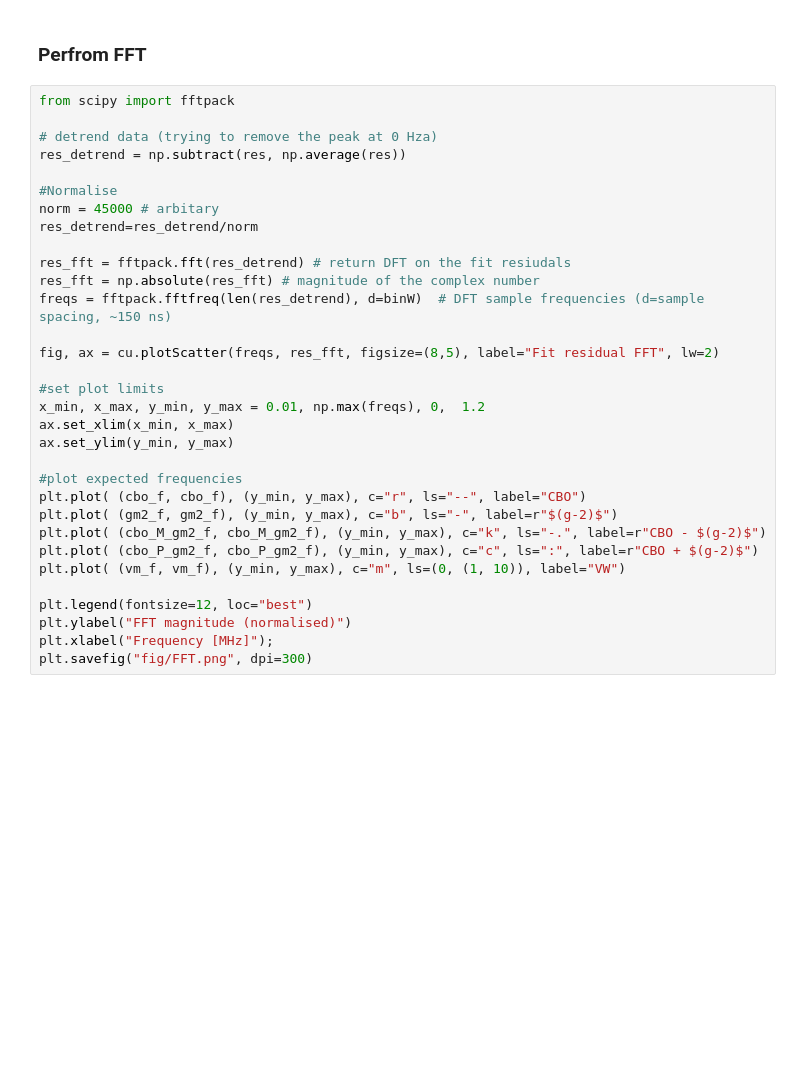
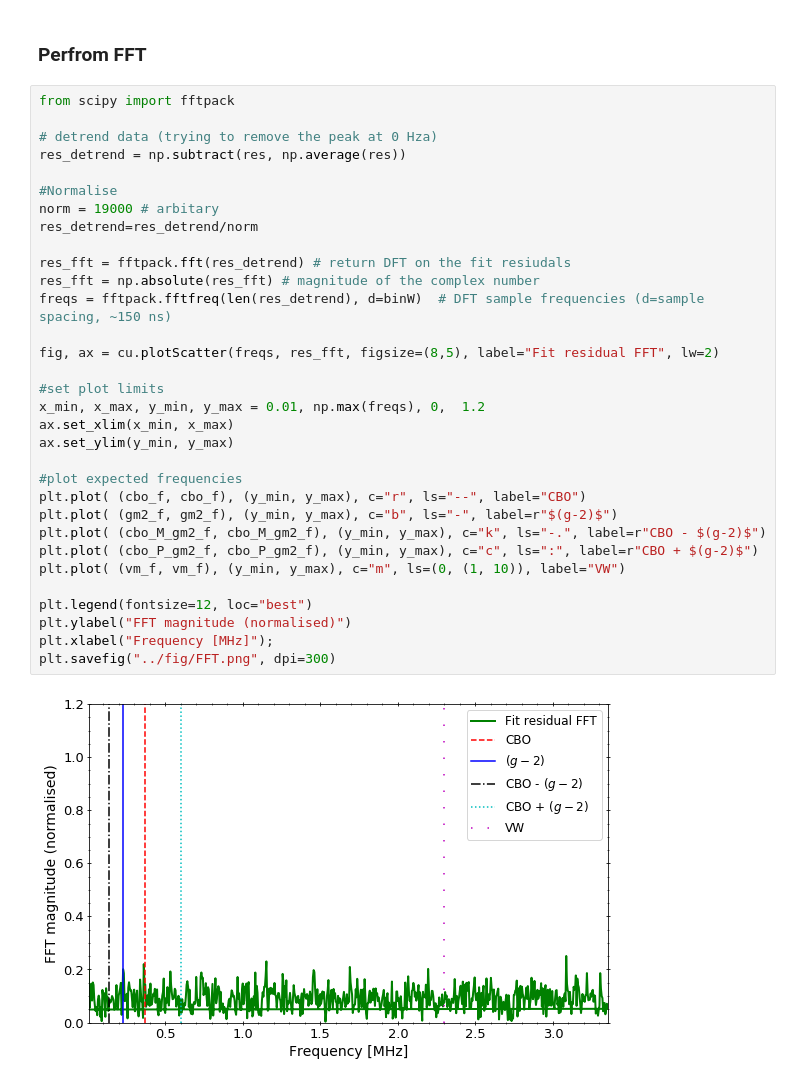
Before and after one commit to glukicov/EDMTracking, a Jupyter notebook: JupyterNB/Wiggle.ipynb, the cells around one changed output. Drawn from its saved outputs; the diff is of its cells as text; blank space fills up the shorter version.

```diff
--- a/JupyterNB/Wiggle.ipynb
+++ b/JupyterNB/Wiggle.ipynb
@@ -209,32 +211,34 @@ vm_f = 10*gm2_f  #  (60h) analyical: f_vm = f_c - 2*f_ybo
 # %%
 from scipy import fftpack
 
 # detrend data (trying to remove the peak at 0 Hza)
 res_detrend = np.subtract(res, np.average(res))
 
 #Normalise
-norm = 45000 # arbitary
+norm = 19000 # arbitary
 res_detrend=res_detrend/norm
 
 res_fft = fftpack.fft(res_detrend) # return DFT on the fit resiudals
 res_fft = np.absolute(res_fft) # magnitude of the complex number
 freqs = fftpack.fftfreq(len(res_detrend), d=binW)  # DFT sample frequencies (d=sample spacing, ~150 ns)
 
 fig, ax = cu.plotScatter(freqs, res_fft, figsize=(8,5), label="Fit residual FFT", lw=2)
 
 #set plot limits
 x_min, x_max, y_min, y_max = 0.01, np.max(freqs), 0,  1.2
 ax.set_xlim(x_min, x_max)
 ax.set_ylim(y_min, y_max)
 
 #plot expected frequencies
 plt.plot( (cbo_f, cbo_f), (y_min, y_max), c="r", ls="--", label="CBO")
 plt.plot( (gm2_f, gm2_f), (y_min, y_max), c="b", ls="-", label=r"$(g-2)$")
 plt.plot( (cbo_M_gm2_f, cbo_M_gm2_f), (y_min, y_max), c="k", ls="-.", label=r"CBO - $(g-2)$")
 plt.plot( (cbo_P_gm2_f, cbo_P_gm2_f), (y_min, y_max), c="c", ls=":", label=r"CBO + $(g-2)$")
 plt.plot( (vm_f, vm_f), (y_min, y_max), c="m", ls=(0, (1, 10)), label="VW")
 
 plt.legend(fontsize=12, loc="best")
 plt.ylabel("FFT magnitude (normalised)")
 plt.xlabel("Frequency [MHz]");
-plt.savefig("fig/FFT.png", dpi=300)
+plt.savefig("../fig/FFT.png", dpi=300)
+# %% [output]
+[figure, added]
```
Also changed, not shown: parts of 6 cells of this notebook, 4 other files.
